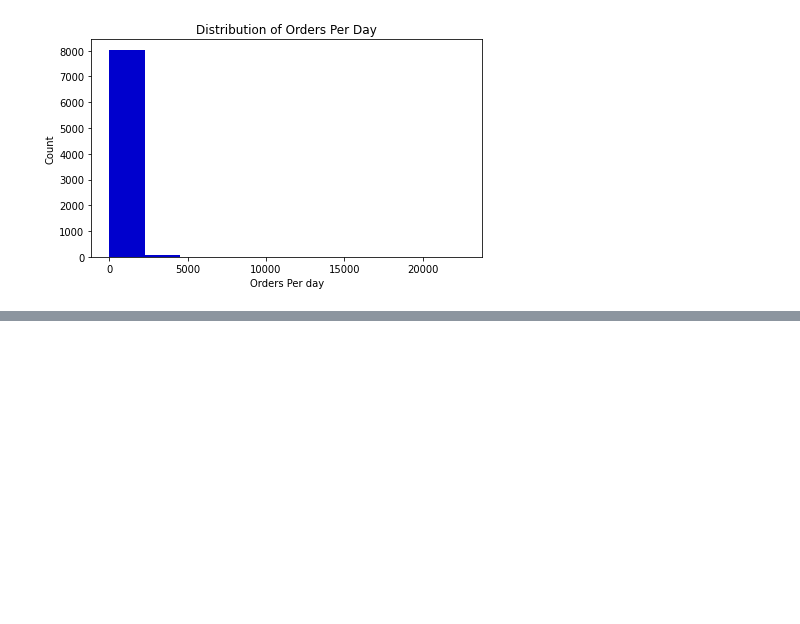
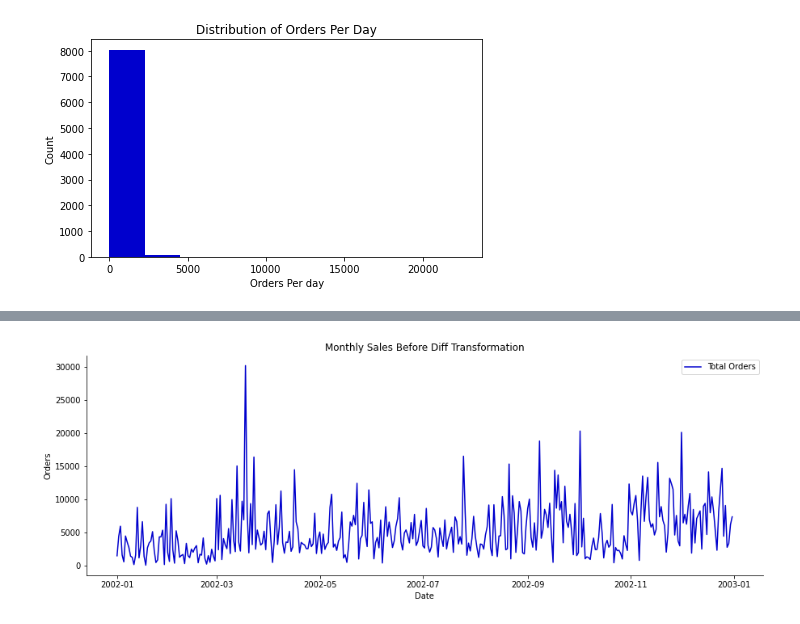
Before and after one commit to YlmRdm/order-forecaster, a Jupyter notebook: notebooks/01-preprocess.ipynb, the cells around one changed output, grey strips where cells are left out. Drawn from its saved outputs; the diff is of its cells as text; code cells hidden in the pictures; blank space fills up the shorter version.

```diff
--- a/notebooks/01-preprocess.ipynb
+++ b/notebooks/01-preprocess.ipynb
@@ -87,0 +152,16 @@ orders_per_day()
+# %%
+def time_plot(data, x_col, y_col, title):
+    fig, ax = plt.subplots(figsize=(15,5))
+    sns.lineplot(x_col, y_col, data=data, ax=ax, color='mediumblue', label='Total Orders')
+
+    second = data.groupby(data.orderDate.dt.year)[y_col].mean().reset_index()
+    second.date = pd.to_datetime(second.orderDate, format='%Y')
+    # sns.lineplot((second.date + datetime.timedelta(6*365/12)), y_col, data=second, ax=ax, color='red', label='Mean Sales')
+
+    ax.set(xlabel = "Date", ylabel = "Orders", title = title)
+
+    sns.despine()
+# %%
+time_plot(monthly_df, 'orderDate', 'sales', 'Monthly Sales Before Diff Transformation')
+# %% [output]
+[figure, added]
```
Also changed, not shown: parts of 12 cells of this notebook, 1 other file.
